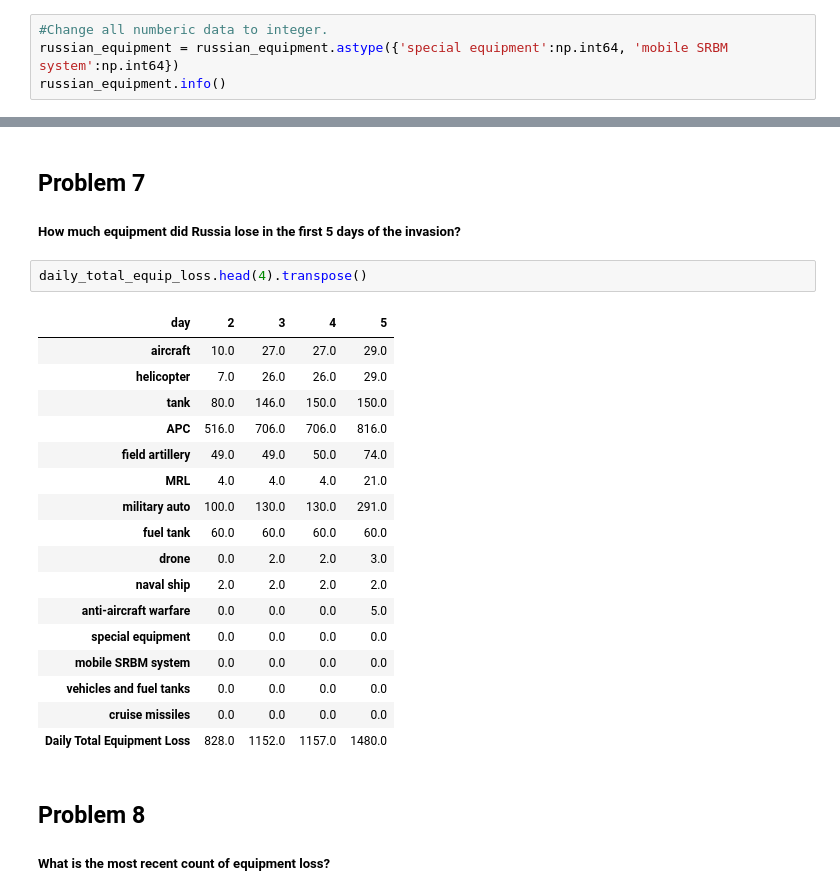
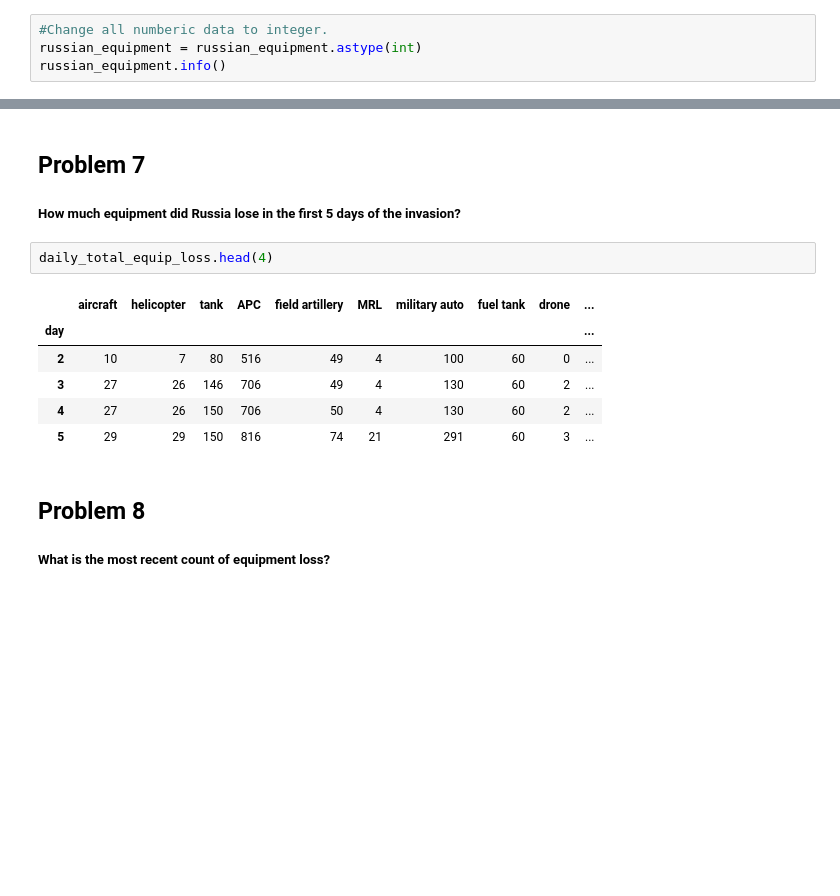
Before and after one commit to Sonya-7/Russian_Invasion_of_Ukraine, a Jupyter notebook: russian-invasion-of-ukraine.ipynb, the cells around one changed output, grey strips where cells are left out. Drawn from its saved outputs; the diff is of its cells as text; blank space fills up the shorter version.

```diff
--- a/russian-invasion-of-ukraine.ipynb
+++ b/russian-invasion-of-ukraine.ipynb
@@ -109,7 +109,7 @@ memory usage: 9.3+ KB
 | 2022-03-01 | 6 | 29 | 29 | 198 | 846 | 77 | 24 | 305.0 | 60.0 | ... |
 # %%
 #Change all numberic data to integer.
-russian_equipment = russian_equipment.astype({'special equipment':np.int64, 'mobile SRBM system':np.int64})
+russian_equipment = russian_equipment.astype(int)
 russian_equipment.info()
 # %% [output]
 <class 'pandas.core.frame.DataFrame'>
@@ -316,25 +314,14 @@ plt.show()
 ## Problem 7
 ##### How much equipment did Russia lose in the first 5 days of the invasion?
 # %%
-daily_total_equip_loss.head(4).transpose()
+daily_total_equip_loss.head(4)
 # %% [output]
-| day | 2 | 3 | 4 | 5 |
-| aircraft | 10.0 | 27.0 | 27.0 | 29.0 |
-| helicopter | 7.0 | 26.0 | 26.0 | 29.0 |
-| tank | 80.0 | 146.0 | 150.0 | 150.0 |
-| APC | 516.0 | 706.0 | 706.0 | 816.0 |
-| field artillery | 49.0 | 49.0 | 50.0 | 74.0 |
-| MRL | 4.0 | 4.0 | 4.0 | 21.0 |
-| military auto | 100.0 | 130.0 | 130.0 | 291.0 |
-| fuel tank | 60.0 | 60.0 | 60.0 | 60.0 |
-| drone | 0.0 | 2.0 | 2.0 | 3.0 |
-| naval ship | 2.0 | 2.0 | 2.0 | 2.0 |
-| anti-aircraft warfare | 0.0 | 0.0 | 0.0 | 5.0 |
-| special equipment | 0.0 | 0.0 | 0.0 | 0.0 |
-| mobile SRBM system | 0.0 | 0.0 | 0.0 | 0.0 |
-| vehicles and fuel tanks | 0.0 | 0.0 | 0.0 | 0.0 |
-| cruise missiles | 0.0 | 0.0 | 0.0 | 0.0 |
-| Daily Total Equipment Loss | 828.0 | 1152.0 | 1157.0 | 1480.0 |
+|  | aircraft | helicopter | tank | APC | field artillery | MRL | military auto | fuel tank | drone | ... |
+| day |  |  |  |  |  |  |  |  |  | ... |
+| 2 | 10 | 7 | 80 | 516 | 49 | 4 | 100 | 60 | 0 | ... |
+| 3 | 27 | 26 | 146 | 706 | 49 | 4 | 130 | 60 | 2 | ... |
+| 4 | 27 | 26 | 150 | 706 | 50 | 4 | 130 | 60 | 2 | ... |
+| 5 | 29 | 29 | 150 | 816 | 74 | 21 | 291 | 60 | 3 | ... |
 # %% [markdown]
 ## Problem 8
 ##### What is the most recent count of equipment loss?
```
Also changed, not shown: parts of 14 cells of this notebook.
